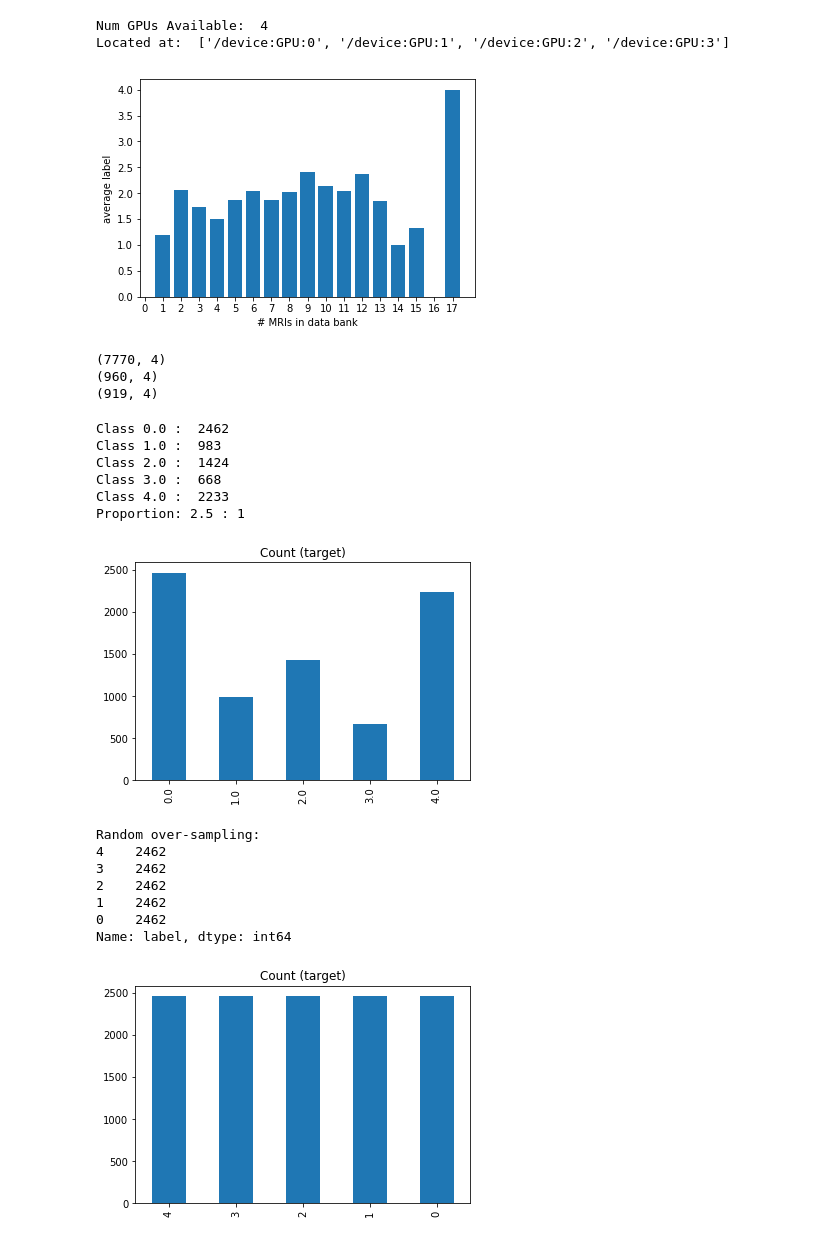
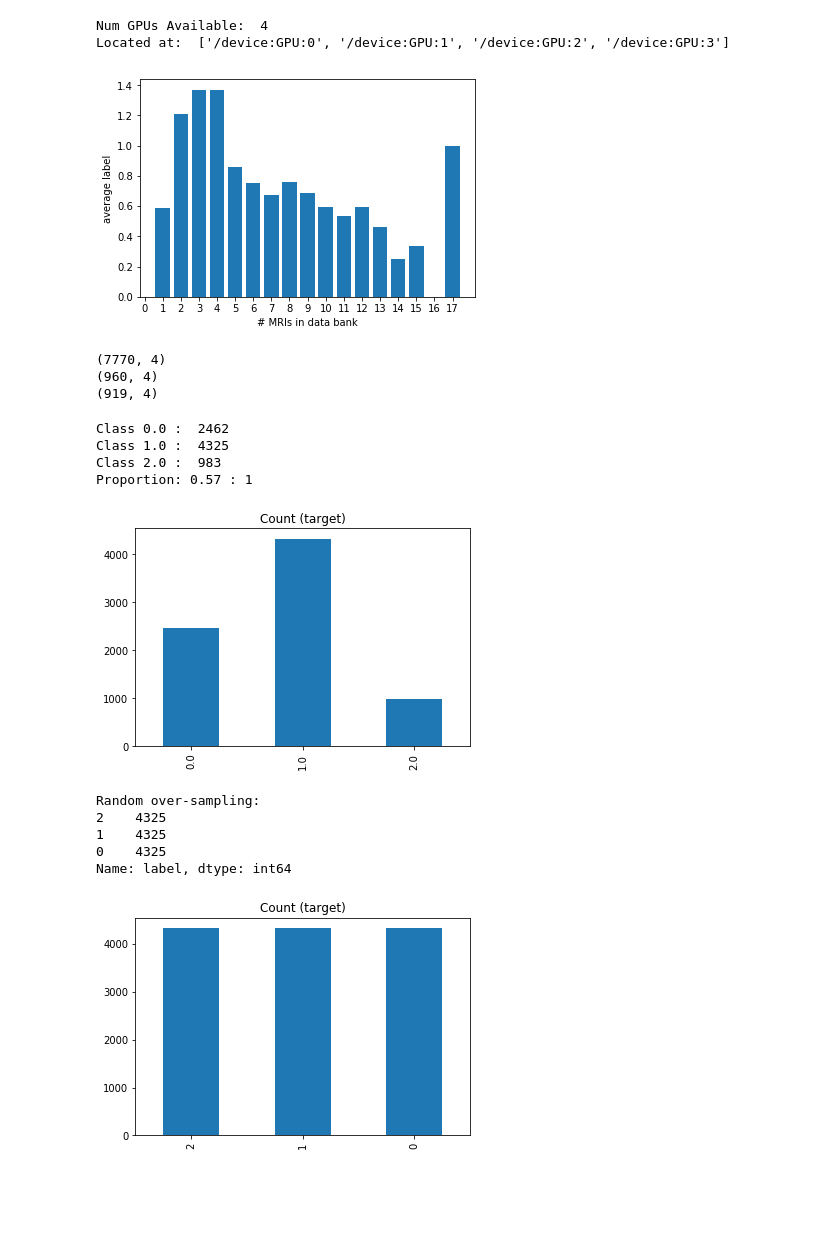
Before and after one commit to TobiasBrx/Deep_Learning, a Jupyter notebook: create_tfrecords/CreateTFrecords.ipynb, the cells around one changed output. Drawn from its saved outputs; the diff is of its cells as text; code cells hidden in the pictures; blank space fills up the shorter version.

```diff
--- a/create_tfrecords/CreateTFrecords.ipynb
+++ b/create_tfrecords/CreateTFrecords.ipynb
@@ -58,11 +58,14 @@ labels = labels_slice(labels, ['CN', 'AD', 'EMCI', 'LMCI', 'MCI'])
 
 
 labels['new_ind']=labels['Subject']+"_"+labels['T1.SERIESID'].astype(str)
-labels.loc[labels.Group == 'CN','Group']=0
-labels.loc[labels.Group == 'AD','Group']=1
-labels.loc[labels.Group == 'EMCI','Group']=2
-labels.loc[labels.Group == 'LMCI','Group']=3
-labels.loc[labels.Group == 'MCI','Group']=4
+#labels.loc[labels.Group == 'CN','Group']=0
+#labels.loc[labels.Group == 'AD','Group']=1
+#labels.loc[labels.Group == 'EMCI','Group']=2
+#labels.loc[labels.Group == 'LMCI','Group']=3
+#labels.loc[labels.Group == 'MCI','Group']=4
+labels.loc[(labels.Group == 'CN'),'Group']=0
+labels.loc[(labels.Group == 'LMCI') | (labels.Group == 'MCI') | (labels.Group == 'EMCI'),'Group']=1
+labels.loc[(labels.Group == 'AD'),'Group']=2
 labels = labels.set_index('new_ind')
 labels=labels.drop(columns=['Subject','T1.SERIESID'])
 # %%
@@ -226,7 +229,7 @@ plt.xlabel("# MRIs in data bank")
 plt.ylabel("average label")
 plt.show()
 # %% [output]
-[figure, old version]
+[figure, new version]
 # %%
 def split_individuals(file, seed=100):
     """
@@ -291,9 +294,7 @@ target_count.plot(kind='bar', title='Count (target)')
 plt.show()
 # %% [output]
 Class 0.0 :  2462
-Class 1.0 :  983
-Class 2.0 :  1424
-Class 3.0 :  668
-Class 4.0 :  2233
-Proportion: 2.5 : 1
+Class 1.0 :  4325
+Class 2.0 :  983
+Proportion: 0.57 : 1
-[figure, old version]
+[figure, new version]
@@ -303,24 +301,22 @@ count_class_0 = training_file_names.label.value_counts()[0]
 # %%
 df_classes_over = dict()
 training_file_names_over = pd.DataFrame()
 for key in df_classes:
-    df_classes_over[key]= df_classes[key].sample(count_class_0, replace=True)
+    df_classes_over[key]= df_classes[key].sample(max(training_file_names.label.value_counts().values), replace=True)
     training_file_names_over = pd.concat([training_file_names_over, df_classes_over[key]], axis=0)
 #training_file_names_over = pd.concat([df_class_0, df_class_1_over, df_class_2_over, df_class_3_over, df_class_4_over], axis=0)
 
 print('Random over-sampling:')
 print(training_file_names_over.label.value_counts())
 training_file_names_over.label.value_counts().plot(kind='bar', title='Count (target)')
 plt.show()
 # %% [output]
 Random over-sampling:
-4    2462
-3    2462
-2    2462
-1    2462
-0    2462
+2    4325
+1    4325
+0    4325
 Name: label, dtype: int64
-[figure, old version]
+[figure, new version]
 # %%
 training_file_names_over = training_file_names_over.sample(frac=1).reset_index(drop=True)
 display(training_file_names_over.head())
```
Also changed, not shown: parts of 3 cells of this notebook, 2 other files.
